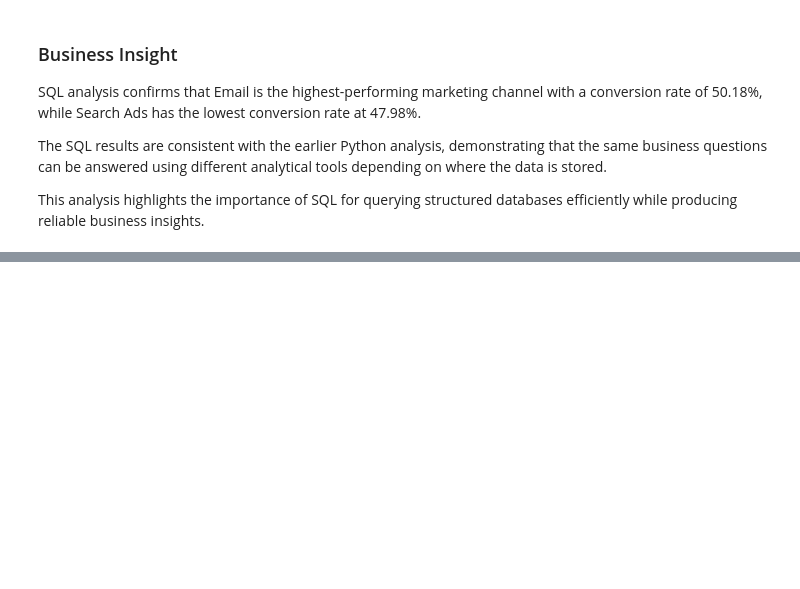
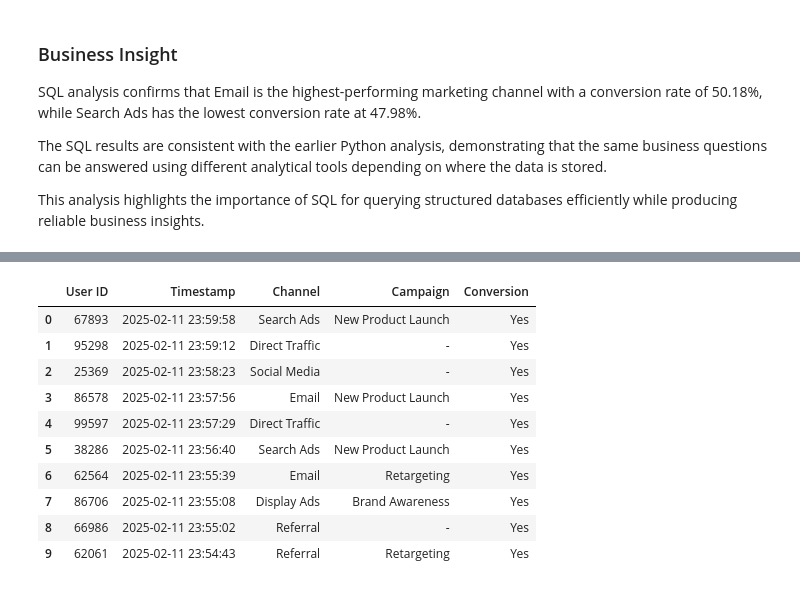
Before and after one commit to sakinasayed512/multi-touch-attribution, a Jupyter notebook: Marketing_Attribution_ROI_Dashboard/notebooks/01_Data_Exploration.ipynb, the cells around one changed output, grey strips where cells are left out. Saved outputs shown, nothing was run; the diff lists cells and outputs as text; code cells hidden in the pictures; blank space fills up the shorter version.

```diff
--- a/Marketing_Attribution_ROI_Dashboard/notebooks/01_Data_Exploration.ipynb
+++ b/Marketing_Attribution_ROI_Dashboard/notebooks/01_Data_Exploration.ipynb
@@ -632,0 +765,31 @@ This analysis highlights the importance of SQL for querying structured databases
+# %%
+# SQL Query: Latest successful conversions
+
+query = """
+SELECT
+    "User ID",
+    Timestamp,
+    Channel,
+    Campaign,
+    Conversion
+FROM marketing_data
+WHERE Conversion = 'Yes'
+ORDER BY Timestamp DESC
+LIMIT 10;
+"""
+
+latest_conversions = pd.read_sql_query(query, connection)
+
+latest_conversions
+# %% [output]
+|  | User ID | Timestamp | Channel | Campaign | Conversion |
+| 0 | 67893 | 2025-02-11 23:59:58 | Search Ads | New Product Launch | Yes |
+| 1 | 95298 | 2025-02-11 23:59:12 | Direct Traffic | - | Yes |
+| 2 | 25369 | 2025-02-11 23:58:23 | Social Media | - | Yes |
+| 3 | 86578 | 2025-02-11 23:57:56 | Email | New Product Launch | Yes |
+| 4 | 99597 | 2025-02-11 23:57:29 | Direct Traffic | - | Yes |
+| 5 | 38286 | 2025-02-11 23:56:40 | Search Ads | New Product Launch | Yes |
+| 6 | 62564 | 2025-02-11 23:55:39 | Email | Retargeting | Yes |
+| 7 | 86706 | 2025-02-11 23:55:08 | Display Ads | Brand Awareness | Yes |
+| 8 | 66986 | 2025-02-11 23:55:02 | Referral | - | Yes |
+| 9 | 62061 | 2025-02-11 23:54:43 | Referral | Retargeting | Yes |
```
Also changed, not shown: parts of 9 cells of this notebook.
